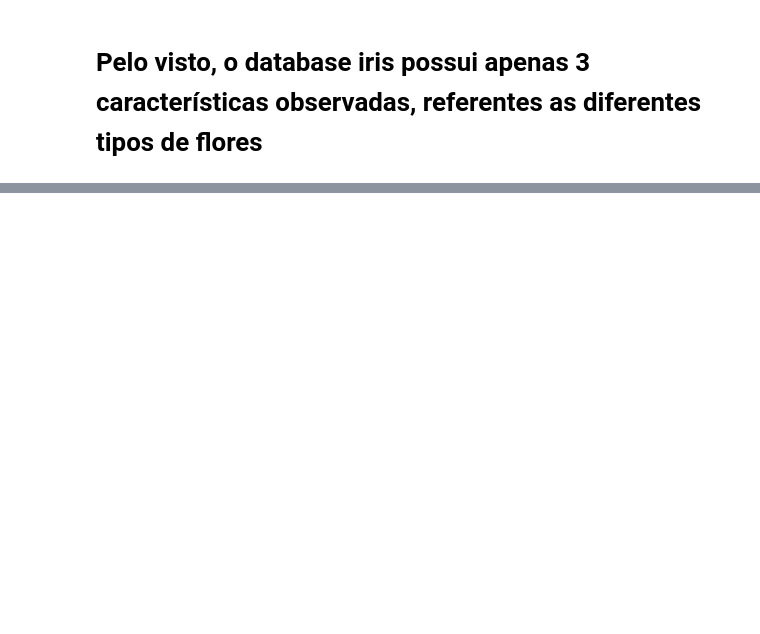
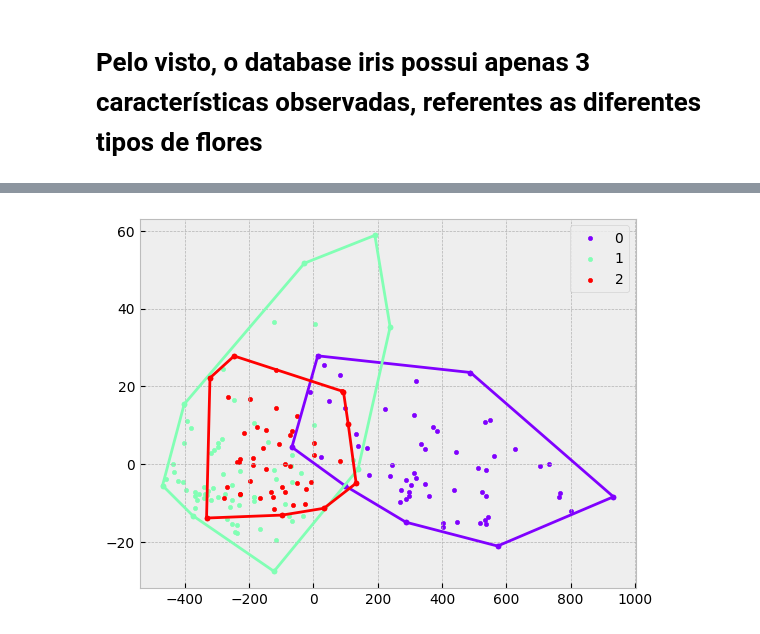
Before and after one commit to probablygab/2d-linear-classifier, a Jupyter notebook: tp1_alg2.ipynb, the cells around one changed output, grey strips where cells are left out. Saved outputs shown, nothing was run; the diff lists cells and outputs as text; code cells hidden in the pictures; blank space fills up the shorter version.

```diff
--- a/tp1_alg2.ipynb
+++ b/tp1_alg2.ipynb
@@ -1210,0 +967,14 @@ KeyboardInterrupt:
+# %%
+wine = skdataset.load_wine()
+
+X_wine, Y_wine = wine.data, wine.target
+
+pca = PCA(n_components=2, whiten=True)
+
+pca.fit(X_wine)
+
+wine2D = pca.transform(X_wine)
+
+plotConvexHullDatabases(wine.target, wine2D)
+# %% [output]
+[figure, added]
```
Also changed, not shown: parts of 29 cells of this notebook, 3 other files.
